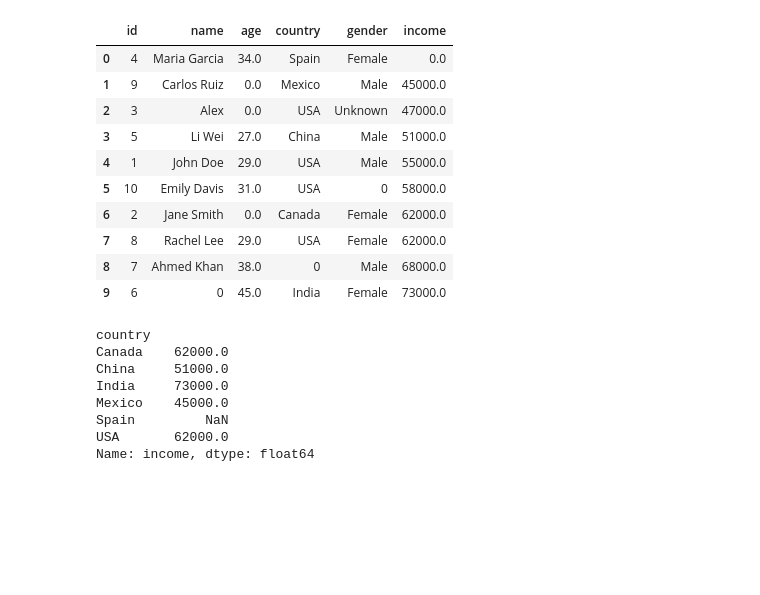
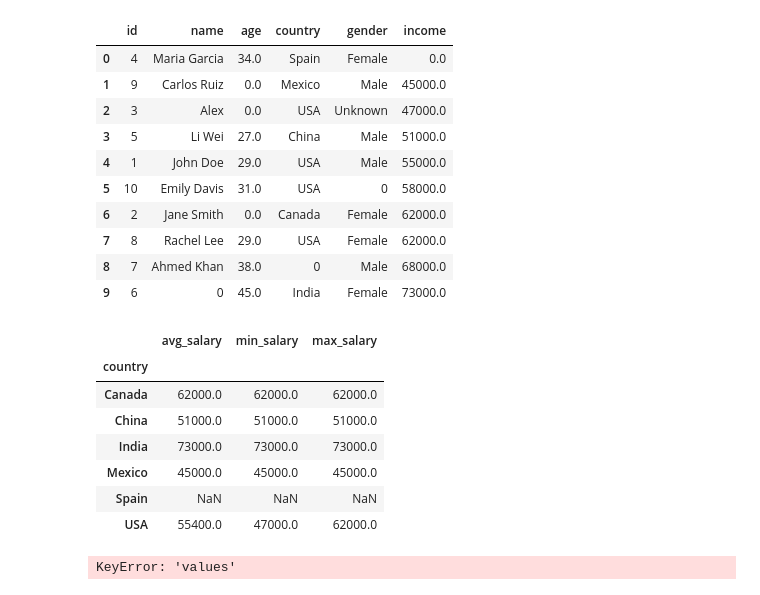
Before and after one commit to zzgirirohit001-tech/Amazon-store-work, a Jupyter notebook: jupyter/pandas.ipynb, the cells around one changed output. Drawn from its saved outputs; the diff is of its cells as text; code cells hidden in the pictures; blank space fills up the shorter version.

```diff
--- a/jupyter/pandas.ipynb
+++ b/jupyter/pandas.ipynb
@@ -474,13 +474,49 @@ df2
 # %%
 #Grouping and Aggregation of Data
 df.groupby("country")["income"].mean()
 df.groupby("country")["income"].max()
+df.groupby("country")["income"].min()
+
+df.groupby("gender")["income"].mean()
+df.groupby("gender")["income"].max()
+df.groupby("gender")["income"].min()
+
+#calculate all the values in one line
+df.groupby("country")["income"].agg(["mean","min","max"])
+
+#passing new value or new name to the three parameters
+df.groupby("country")["income"].agg(avg_salary = "mean",min_salary = "min",max_salary = "max")
 # %% [output]
-country
-Canada    62000.0
-China     51000.0
-India     73000.0
-Mexico    45000.0
-Spain         NaN
-USA       62000.0
-Name: income, dtype: float64
+|  | avg_salary | min_salary | max_salary |
+| country |  |  |  |
+| Canada | 62000.0 | 62000.0 | 62000.0 |
+| China | 51000.0 | 51000.0 | 51000.0 |
+| India | 73000.0 | 73000.0 | 73000.0 |
+| Mexico | 45000.0 | 45000.0 | 45000.0 |
+| Spain | NaN | NaN | NaN |
+| USA | 55400.0 | 47000.0 | 62000.0 |
+# %%
+#want to change the format of table line wide to short by changing the row and column
+df = pd.DataFrame({
+    "country" : ["USA","USA", "India","India"],
+    "year" : [2020,2021,2020,2021],
+    "sales" : [100,120,300,400],
+    "profit" : [20,25,100,200],
+    "tax" : [10,20,30,40]
+})
+
+melted_df = df.melt(
+    id_vars = ["country","year"],
+    value_vars = ["sales","profit"],
+    var_name = "matrics",
+    value_name = "value"
+)
+
+original = melted_df.pivot(
+    index = ["country","year"],
+    columns ="matrics",
+    values ="values"
+)
+original
+# %% [output]
+KeyError: 'values'
```
Also changed, not shown: parts of 2 cells of this notebook.
